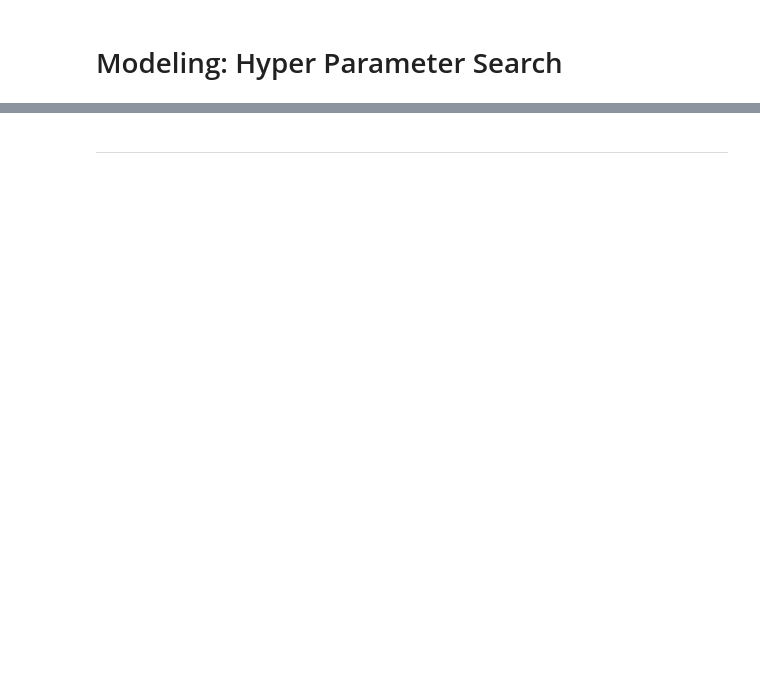
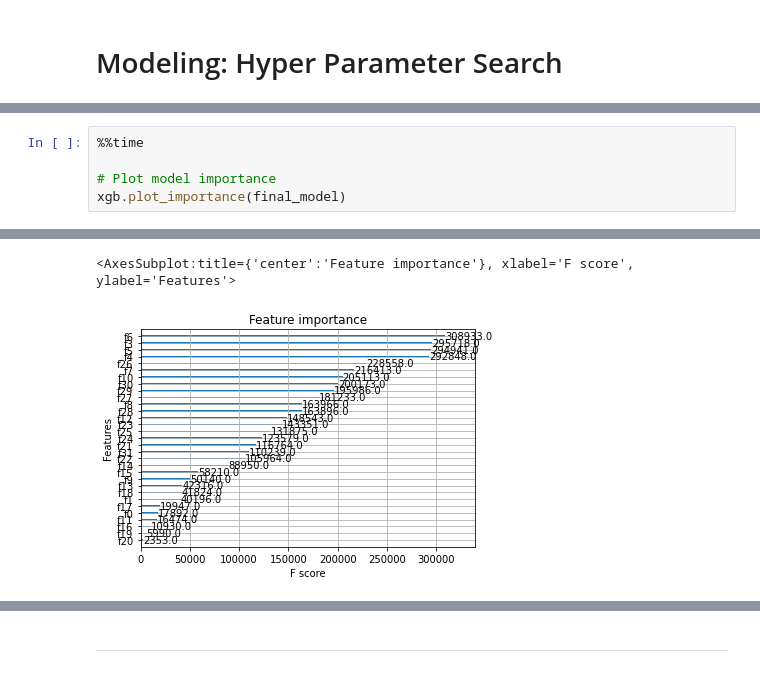
Before and after one commit to Qi-YOU/CEGE0042-STDM, a Jupyter notebook: modeling-parameter-search.ipynb, the cells around one changed output, grey strips where cells are left out. Drawn from its saved outputs; the diff is of its cells as text; blank space fills up the shorter version.

```diff
--- a/modeling-parameter-search.ipynb
+++ b/modeling-parameter-search.ipynb
@@ -286,0 +362,6 @@ performance_df.head(20)
+# %%
+%%time
+
+# Plot model importance
+xgb.plot_importance(final_model)
+# %% [output]
@@ -286,0 +370,2 @@ performance_df.head(20)
+<AxesSubplot:title={'center':'Feature importance'}, xlabel='F score', ylabel='Features'>
+[figure, added]
```
Also changed, not shown: parts of 17 cells of this notebook, 10 other files.
